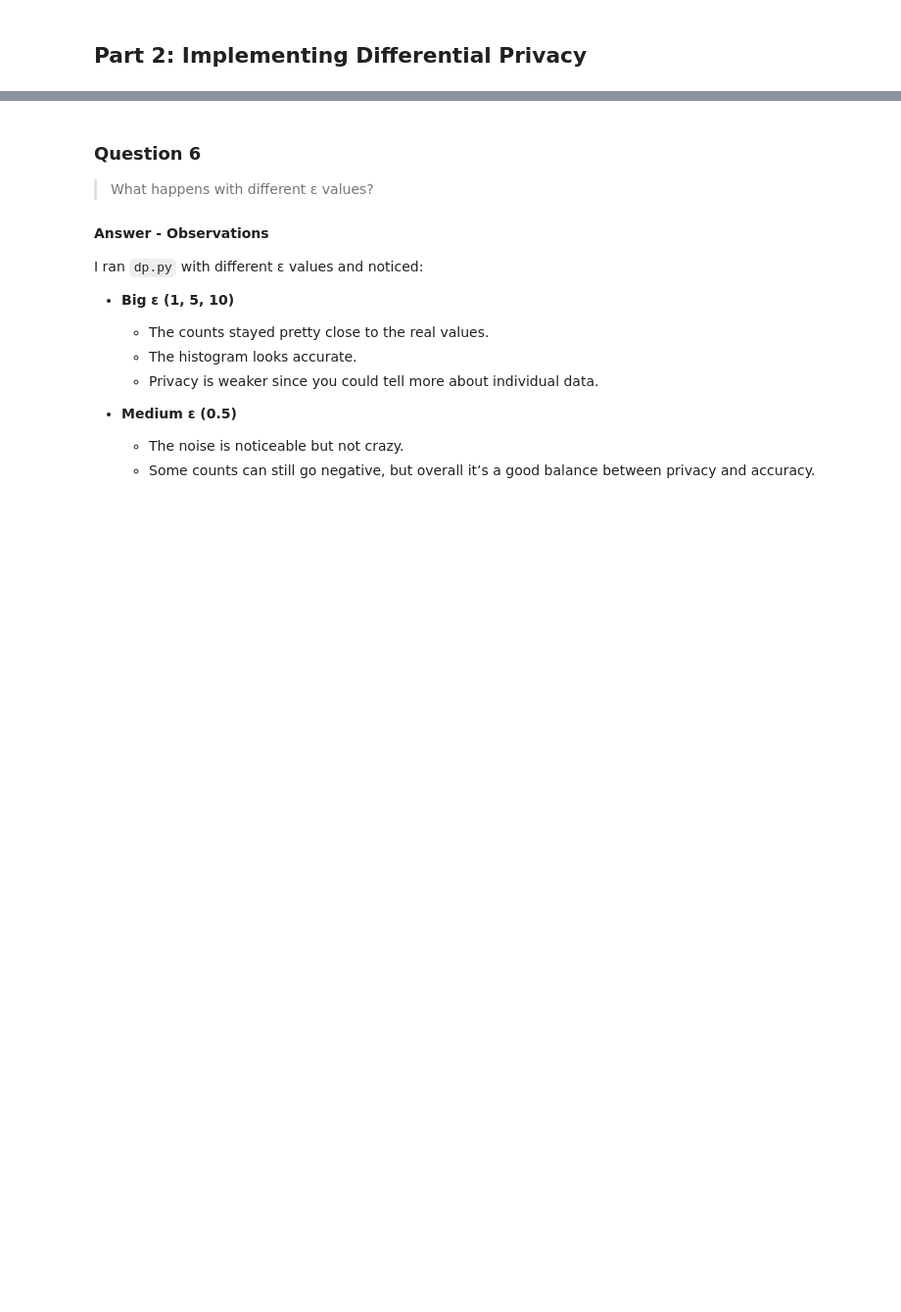
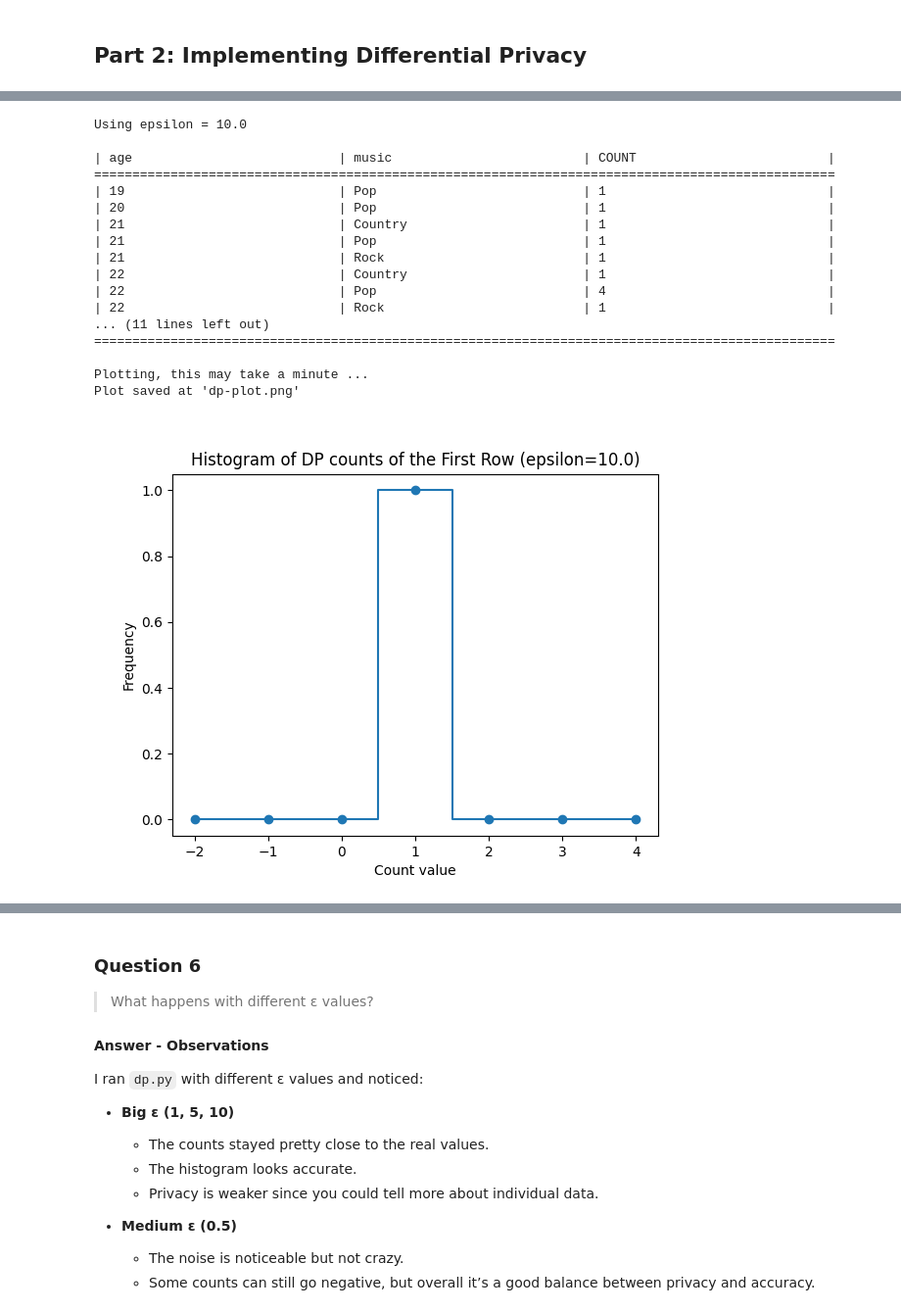
Before and after one commit to EnasBatarfi/ds593-dp-assignment, a Jupyter notebook: solution.ipynb, the cells around one changed output, grey strips where cells are left out. Shown at 98% size. Cells and saved outputs as stored; diff of their text form; code cells hidden in the pictures; blank space fills up the shorter version.

```diff
--- a/solution.ipynb
+++ b/solution.ipynb
@@ -149 +344,24 @@ Image('dp-plot.png')
+# %%
+# Run the differential privacy script with a specified epsilon value - very large
+!python3 dp.py 10.0
+Image('dp-plot.png')
+# %% [output]
+Using epsilon = 10.0
+
+| age                           | music                         | COUNT                         |
+=================================================================================================
+| 19                            | Pop                           | 1                             |
+| 20                            | Pop                           | 1                             |
+| 21                            | Country                       | 1                             |
+| 21                            | Pop                           | 1                             |
+| 21                            | Rock                          | 1                             |
+| 22                            | Country                       | 1                             |
+| 22                            | Pop                           | 4                             |
+| 22                            | Rock                          | 1                             |
+... (11 lines left out)
+=================================================================================================
+
+Plotting, this may take a minute ...
+Plot saved at 'dp-plot.png'
+[figure, added]
 # %%
```
Also changed, not shown: parts of 27 cells of this notebook, 2 other files.
